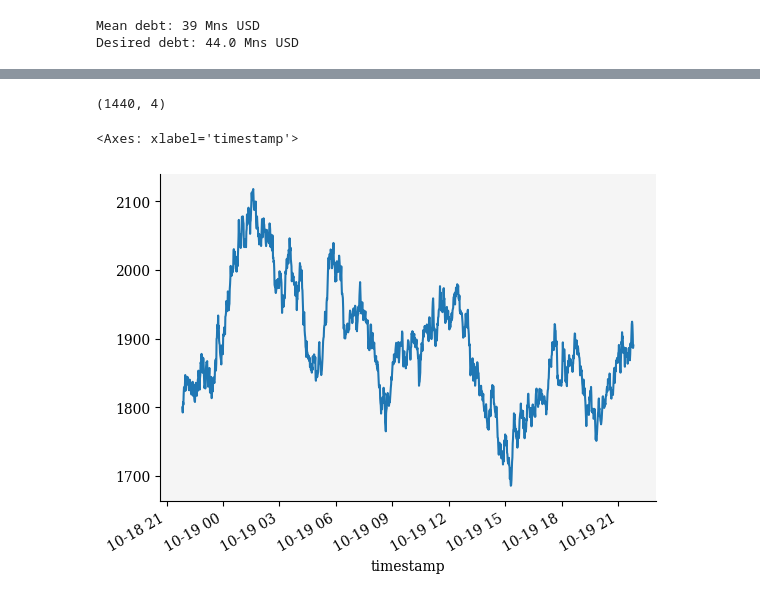
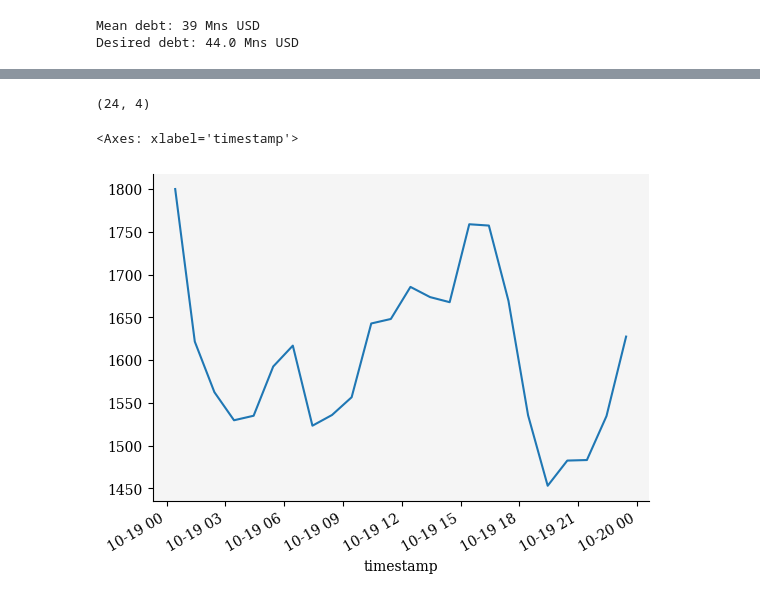
Before and after one commit to xenophonlabs/crvUSDrisk, a Jupyter notebook: play.ipynb, the cells around one changed output, grey strips where cells are left out. Drawn from its saved outputs; the diff is of its cells as text; code cells hidden in the pictures.

```diff
--- a/play.ipynb
+++ b/play.ipynb
@@ -133,19 +133,20 @@ imageio.mimsave('./figs/test.gif', frames, fps=2)
 # %%
 # Now let's create some dummy prices and assume that liquidators
 # will liquidate when profitable.
 
-WINDOW = 3600 # 1 hrs # NOTE this is way longer than the actual contract
 PERIOD = 86400 # 1 day
+WINDOW = 60*60
+nobs = PERIOD//WINDOW
 
-times = [START] + [int(START + dt*60) for dt in range(1, PERIOD//60)]
+times = [START] + [int(START + dt*WINDOW) for dt in range(1, nobs)]
 
 df = pd.DataFrame(columns=['timestamp', 'spot', 'oracle', 'liquidator_pnl'])
 df['timestamp'] = times
 df.index = pd.to_datetime(df['timestamp'], unit='s')
-df['spot'] = np.concatenate([[BASE_PRICE], gen_gbm(S0=BASE_PRICE,mu=-0.1, sigma=0.2, dt=1/1440,T=1)[1:]])
+df['spot'] = np.concatenate([[BASE_PRICE], gen_gbm(S0=BASE_PRICE,mu=-0.1, sigma=0.2, dt=1/nobs,T=1)[1:]])
 print(df.shape)
 df['spot'].plot()
 # %% [output]
-(1440, 4)
+(24, 4)
 <Axes: xlabel='timestamp'>
-[figure, old version]
+[figure, new version]
```
Also changed, not shown: parts of 15 cells of this notebook, 35 other files.
